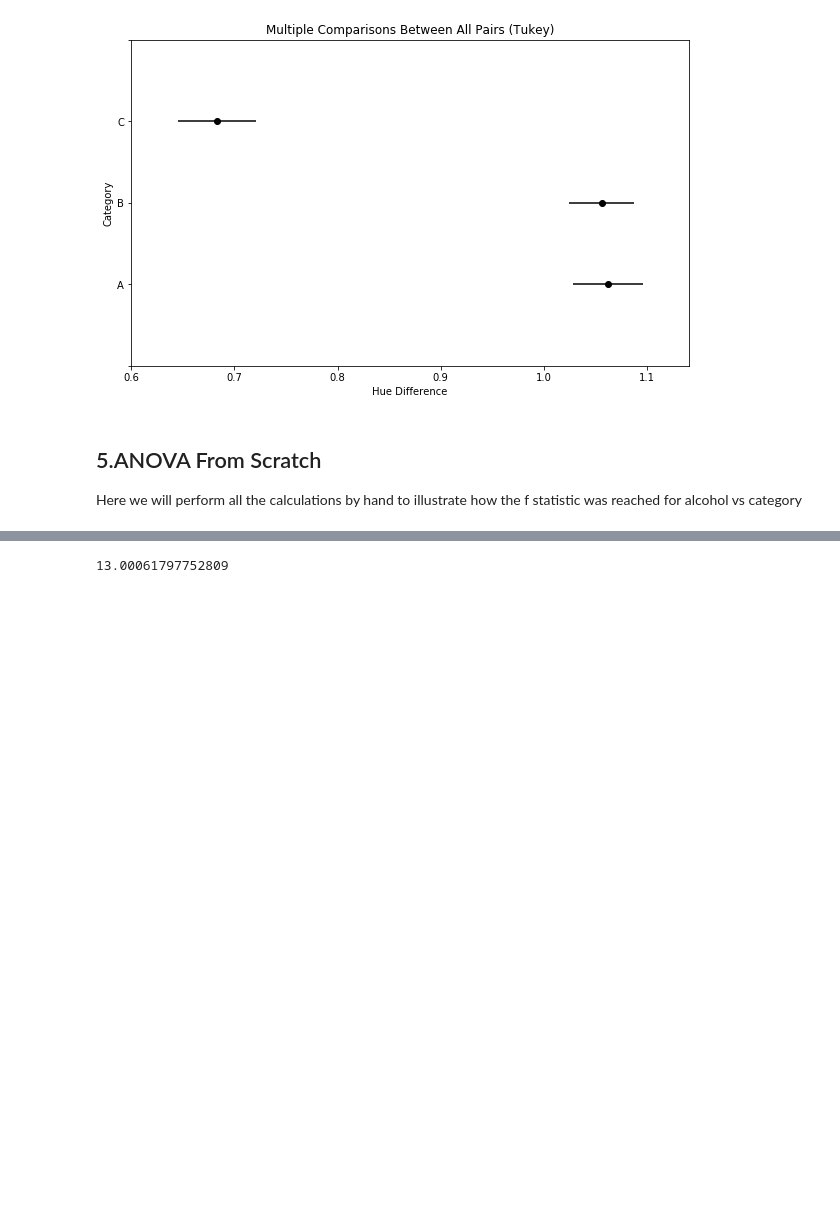
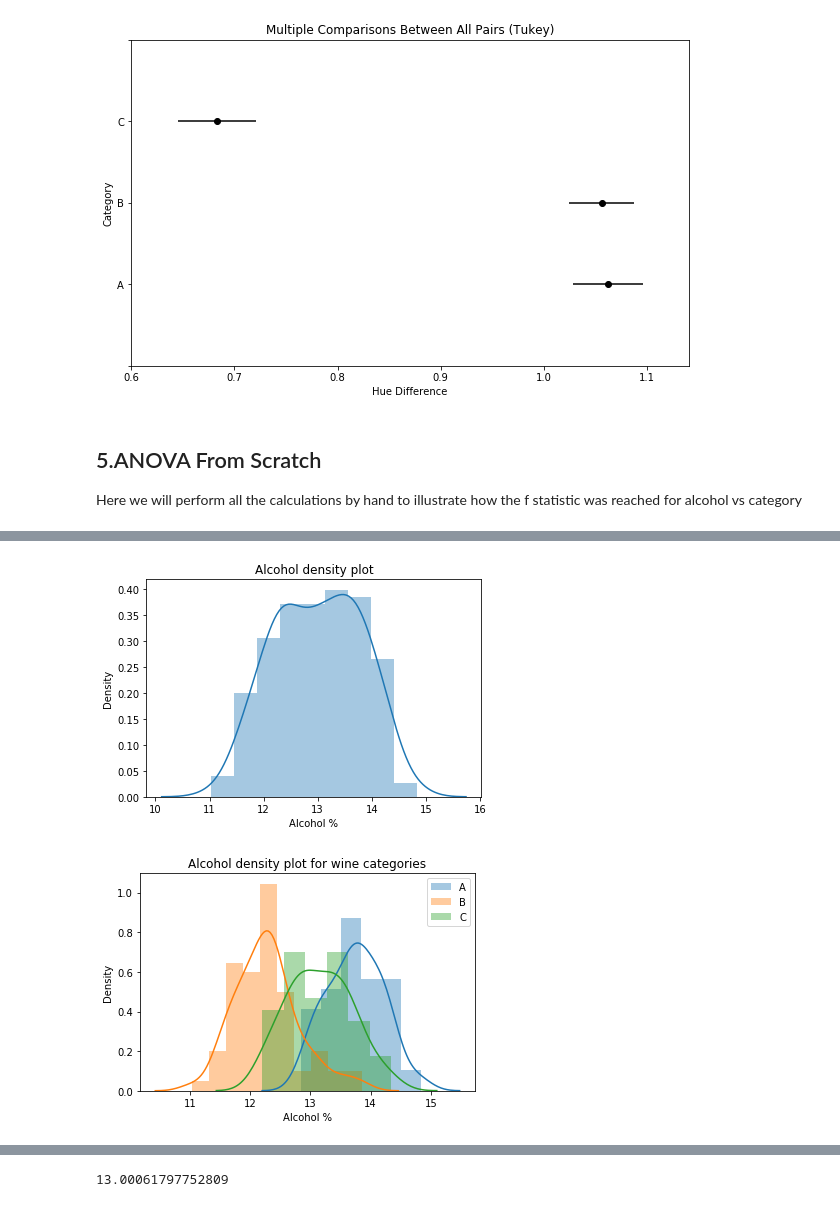
Before and after one commit to Rachel-commits/hypothesis-tests, a Jupyter notebook: Anova.ipynb, the cells around one changed output, grey strips where cells are left out. Drawn from its saved outputs; the diff is of its cells as text; code cells hidden in the pictures; blank space fills up the shorter version.

```diff
--- a/Anova.ipynb
+++ b/Anova.ipynb
@@ -221,0 +257,17 @@ Here we will perform all the calculations by hand to illustrate how the f statis
+# %%
+sns.distplot(wine_alcohol['alcohol'], label = 'All')
+plt.title('Alcohol density plot')
+plt.xlabel('Alcohol %')
+plt.ylabel('Density')
+plt.show()
+sns.distplot(wine_alcohol.query("category == 'A'")['alcohol'], label = 'A')
+sns.distplot(wine_alcohol.query("category == 'B'")['alcohol'], label = 'B')
+sns.distplot(wine_alcohol.query("category == 'C'")['alcohol'], label = 'C')
+plt.title('Alcohol density plot for wine categories')
+plt.xlabel('Alcohol %')
+plt.ylabel('Density')
+plt.legend()
+plt.show()
+# %% [output]
+[figure, added]
+[figure, added]
```
Also changed, not shown: parts of 21 cells of this notebook.
